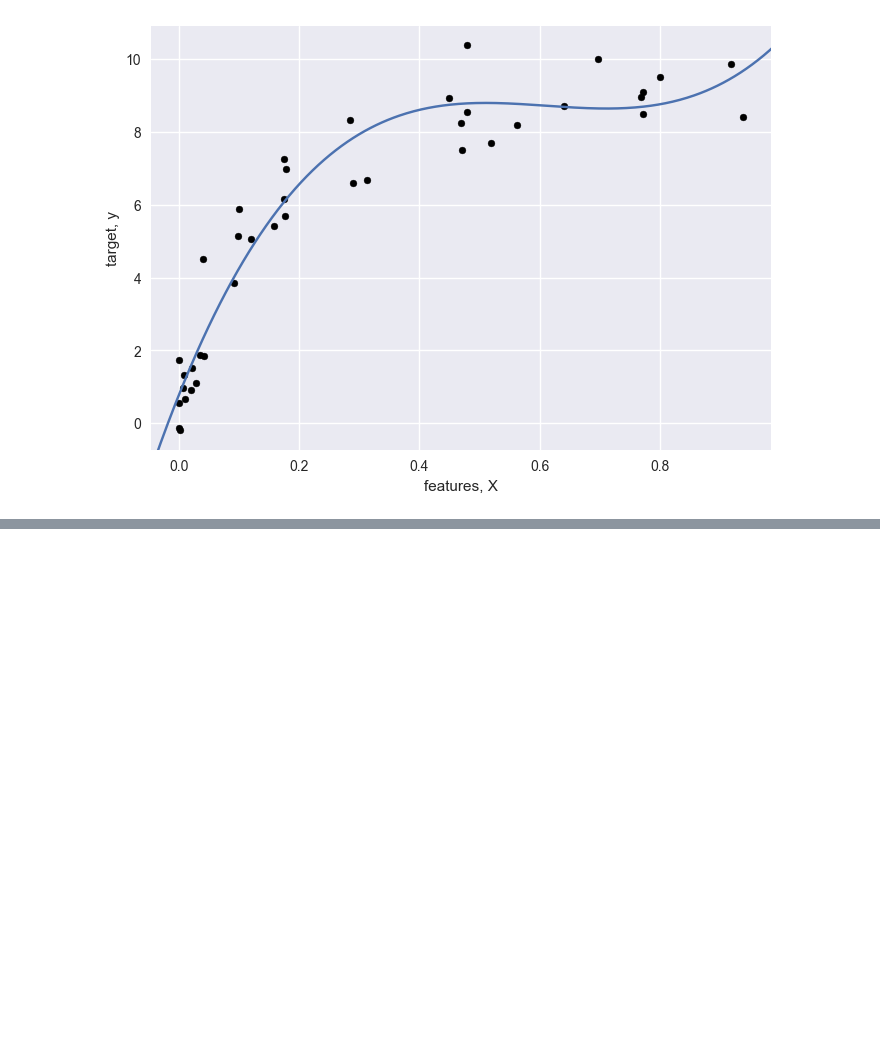
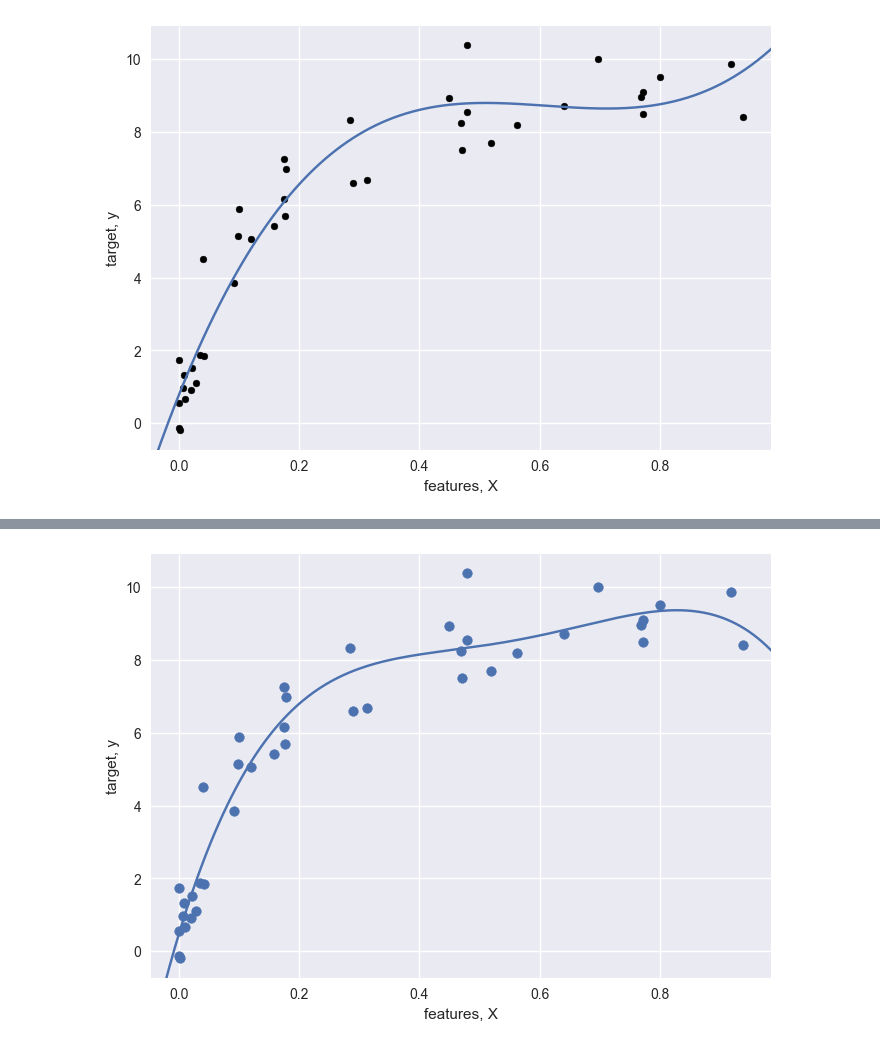
Before and after one commit to svd-jelo/IBM-Data-Science-Specialization, a Jupyter notebook: Course-9_Machine-Learning/notebooks/NB2_Hyperparameters-and-Model-Validation.ipynb, the cells around one changed output, grey strips where cells are left out. Saved outputs shown, nothing was run; the diff lists cells and outputs as text; code cells hidden in the pictures; blank space fills up the shorter version.

```diff
--- a/Course-9_Machine-Learning/notebooks/NB2_Hyperparameters-and-Model-Validation.ipynb
+++ b/Course-9_Machine-Learning/notebooks/NB2_Hyperparameters-and-Model-Validation.ipynb
@@ -227,0 +311,25 @@ plt.show()
+# %%
+from sklearn.model_selection import GridSearchCV
+from sklearn.preprocessing import StandardScaler
+
+# Select model - Same as before, polynomial regression
+model = Pipeline([
+    ('scaler', StandardScaler()),
+    ('features', PolynomialFeatures()),
+    ('regression', LinearRegression())
+])
+
+# Define the hyperparameter ranges
+param_grid = {
+    'scaler': [StandardScaler(), 'passthrough'],
+    'features__degree': np.arange(21),
+    'regression__fit_intercept': [True, False]
+}
+
+# Create an instance of grid search
+grid = GridSearchCV(model, param_grid, cv=7)
+
+# Upon fitting, grid search will go through every combination of hyperparameters
+# and identify the best_estimator_ -- the model with a hyperparameter combination that
+# results in the highest score
+grid.fit(X,y)
@@ -227,0 +345,11 @@ plt.show()
+# %%
+plt.scatter(X.ravel(), y)
+lim = plt.axis()
+y_test = grid.best_estimator_.fit(X,y).predict(X_test)
+plt.plot(X_test.ravel(), y_test)
+plt.axis(lim)
+plt.xlabel('features, X')
+plt.ylabel('target, y')
+plt.show()
+# %% [output]
+[figure, added]
```
Also changed, not shown: parts of 8 cells of this notebook, 1 other file.
